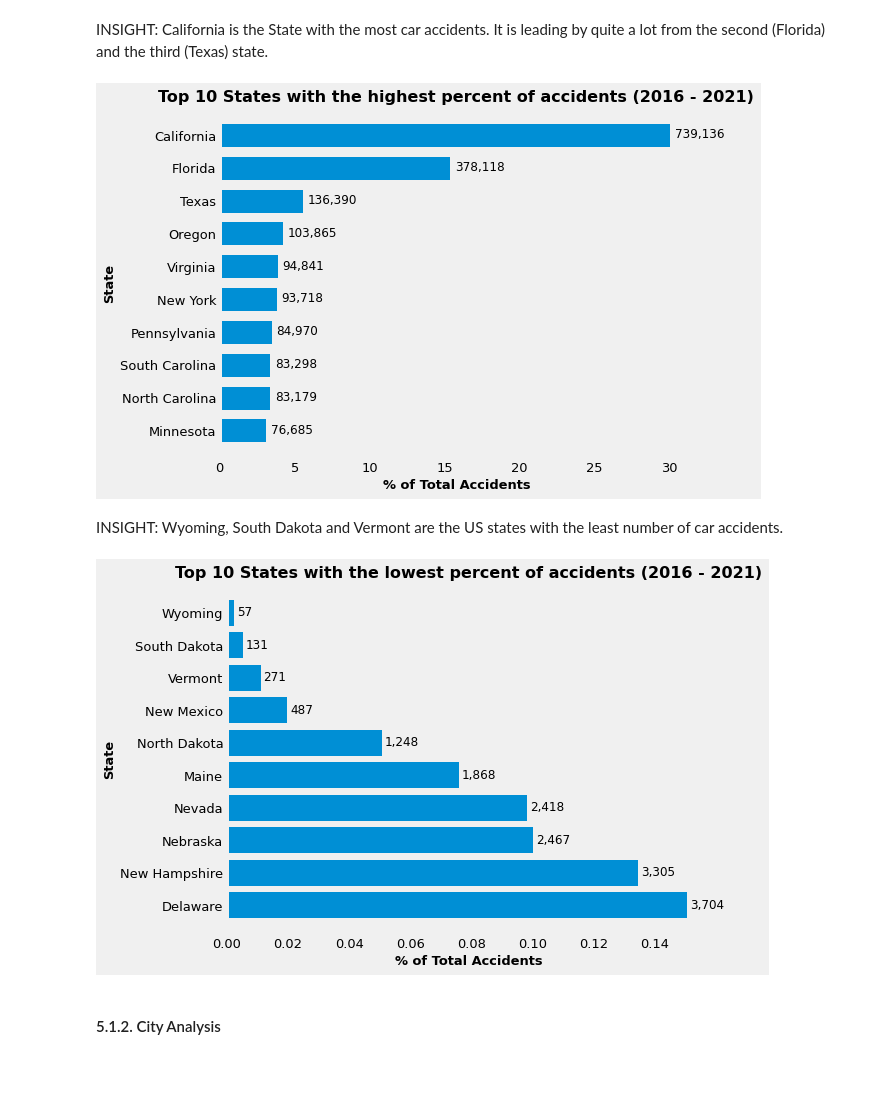
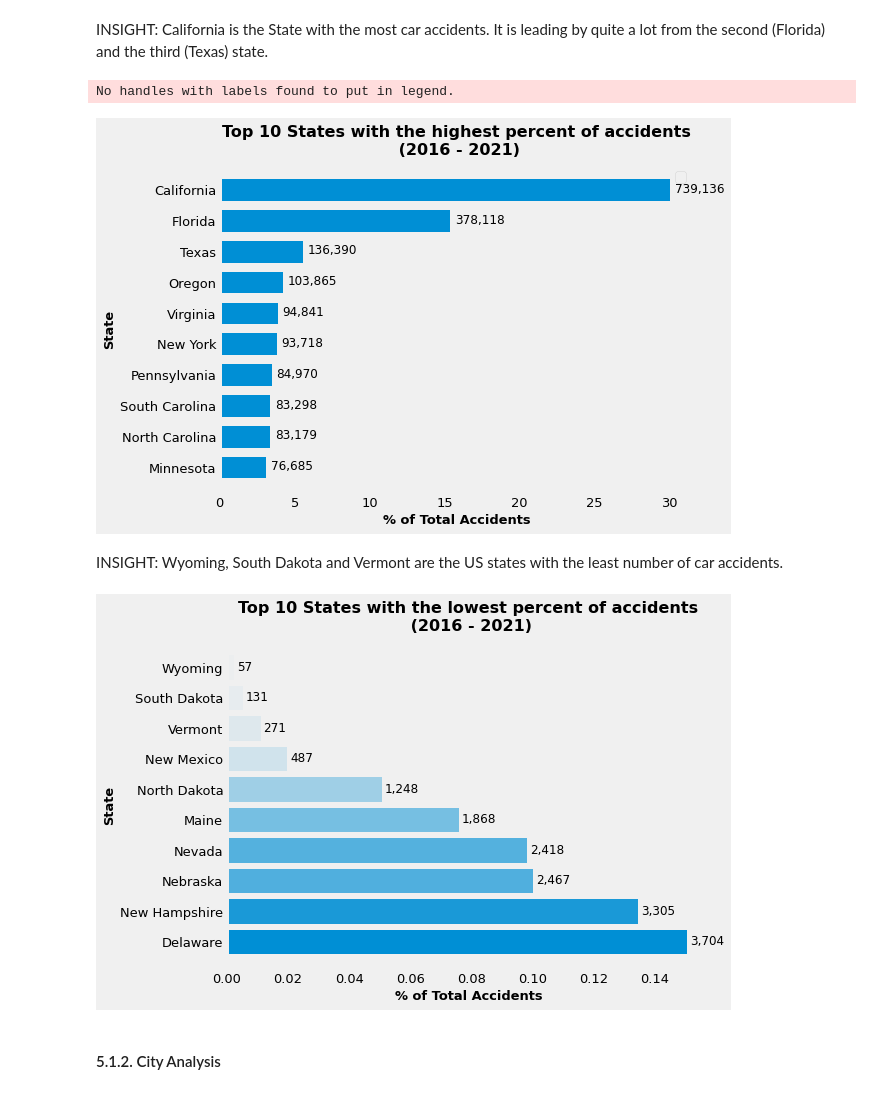
Before and after one commit to lyubol/Exploratory-Data-Analysis, a Jupyter notebook: EDA - US Accidents/US Accidents-checkpoint.ipynb, the cells around one changed output. Saved outputs shown, nothing was run; the diff lists cells and outputs as text; code cells hidden in the pictures.

Commit message:
Updated existing visualizations

```diff
--- a/EDA - US Accidents/US Accidents-checkpoint.ipynb
+++ b/EDA - US Accidents/US Accidents-checkpoint.ipynb
@@ -450,33 +450,35 @@ df_top_states["Percent"] = (df_top_states["Total"] / df_top_states["Total"].sum(
 # %%
 # Visualize using a horizontal bar chart to show comparison among the categories.
 
 x_state = df_top_states["Percent"].nlargest(10).sort_values(ascending=True).index
 y_percent = df_top_states["Percent"].nlargest(10).sort_values(ascending=True).values
 # This variable will be used for the total number labels
 bar_labels = [format(i, ",d") for i in df_top_states["Total"].nlargest(10).sort_values(ascending=True).values]
 
 plt_size = plt.figure(figsize=(9,6))
 barElements = plt.barh(x_state, y_percent, height=0.7)
 
 # Add labels with the total number of accidents
 for element, label in zip(barElements, bar_labels):
     plt.text(
         element.get_x() + (element.get_width() + 0.3),
         element.get_y() + (element.get_height() / 2.6),
         label,
         fontsize=12
     )
 
-plt.title("Top 10 States with the highest percent of accidents (2016 - 2021)", fontsize=16, fontweight="bold")
+plt.title("Top 10 States with the highest percent of accidents\n (2016 - 2021)", fontsize=16, fontweight="bold", pad=10)
 plt.ylabel("State", fontsize=13, fontweight="bold")
 plt.yticks(size=13)
 plt.xlabel("% of Total Accidents", fontsize=13, fontweight="bold")
 plt.xticks(size=13)
 plt.grid(False)
 plt.tight_layout()
+plt.legend()
 plt.show()
 # %% [output]
+No handles with labels found to put in legend.
-[figure, old version]
+[figure, new version]
 # %% [markdown]
 INSIGHT: Wyoming, South Dakota and Vermont are the US states with the least number of car accidents.
 # %%
@@ -499,16 +501,21 @@ for element, label in zip(barElements, bar_labels):
         fontsize=12
     )
 
-plt.title("Top 10 States with the lowest percent of accidents (2016 - 2021)", fontsize=16, fontweight="bold")
+plt.title("Top 10 States with the lowest percent of accidents\n (2016 - 2021)", fontsize=16, fontweight="bold", pad=10)
 plt.ylabel("State", fontsize=13, fontweight="bold")
 plt.yticks(size=13)
 plt.xlabel("% of Total Accidents", fontsize=13, fontweight="bold")
 plt.xticks(size=13)
 plt.grid(False)
 plt.tight_layout()
+
+# Set the alpha of each bar according to its value
+for i, y in zip(list(range(len(barElements))), y_percent):
+    barElements[i].set_alpha((y / max(y_percent)))
+
 plt.show()
 # %% [output]
-[figure, old version]
+[figure, new version]
 # %% [markdown]
 #### 5.1.2. City Analysis
 # %% [markdown]
```
Also changed, not shown: parts of 8 cells of this notebook.
